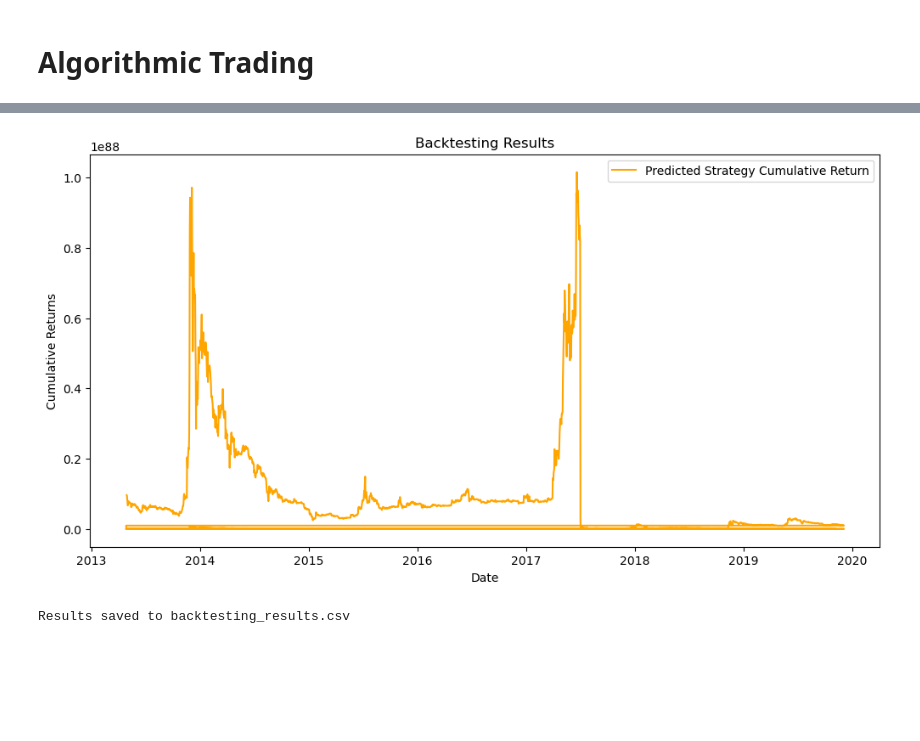
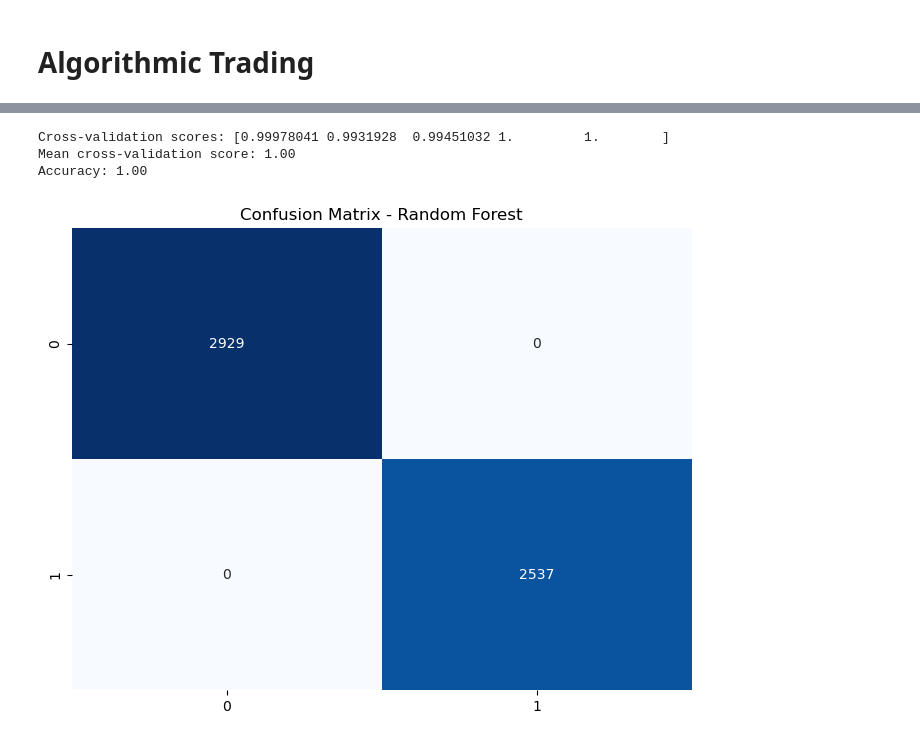
Before and after one commit to MiltonGreat/Cryptocurrency-Financial, a Jupyter notebook: Algorithmic Trading.ipynb, the cells around one changed output, grey strips where cells are left out. Drawn from its saved outputs; the diff is of its cells as text; code cells hidden in the pictures; blank space fills up the shorter version.

```diff
--- a/Algorithmic Trading.ipynb
+++ b/Algorithmic Trading.ipynb
@@ -13,16 +19,8 @@ import seaborn as sns
 # %%
-import pandas as pd
-import zipfile
-
-# Extract and load dataset
+# Load Data
 zip_file_path = 'Cryptocurrency Historical Data.zip'
 with zipfile.ZipFile(zip_file_path, 'r') as zip_ref:
     zip_ref.extractall()  # Extract to the current directory
 
-# Load the dataset
 data_path = 'consolidated_coin_data.csv'
-crypto_data = pd.read_csv(data_path)
-
-# Display the first few rows of the data
-print("\nCryptocurrency Data (First 5 Rows):")
-print(crypto_data.head())
+df = pd.read_csv(data_path)
@@ -232,27 +26,0 @@ R-squared (R2): 0.8642
-# %%
-# Backtesting (Optional)
-# Backtesting Strategy: Predicting the next day's return and applying trading logic
-crypto_data['Predicted Return'] = rf_model.predict(X)
-
-# Calculate cumulative returns using predictions
-crypto_data['Cumulative Return'] = (1 + crypto_data['Predicted Return']).cumprod()
-
-# Plot the cumulative returns
-plt.figure(figsize=(12, 6))
-plt.plot(crypto_data['Date'], crypto_data['Cumulative Return'], label='Predicted Strategy Cumulative Return', color='orange')
-plt.title('Backtesting Results')
-plt.xlabel('Date')
-plt.ylabel('Cumulative Returns')
-plt.legend()
-plt.show()
-# %% [output]
-[figure, removed]
-# %%
-# Save and Share Results
-# Save the results to a CSV file
-output_file = 'backtesting_results.csv'
-crypto_data.to_csv(output_file, index=False)
-
-print(f"Results saved to {output_file}")
-# %% [output]
-Results saved to backtesting_results.csv
@@ -292,0 +76,36 @@ Results saved to backtesting_results.csv
+# %%
+# TimeSeriesSplit for proper cross-validation on time-series data
+tscv = TimeSeriesSplit(n_splits=5)
+cross_val_scores = cross_val_score(RandomForestClassifier(n_estimators=100, random_state=42), X, y, cv=tscv)
+print(f"Cross-validation scores: {cross_val_scores}")
+print(f"Mean cross-validation score: {np.mean(cross_val_scores):.2f}")
+
+# Train Random Forest Model
+X_train, X_test, y_train, y_test = train_test_split(X, y, test_size=0.2, shuffle=False)
+rf_model = RandomForestClassifier(n_estimators=100, random_state=42)
+
+# Compute class weights to handle class imbalance
+class_weights = compute_class_weight('balanced', classes=np.unique(y_train), y=y_train)
+
+# Map the class weights to the corresponding class labels
+sample_weights = y_train.map(lambda x: class_weights[x])
+
+# Train the Random Forest model using the sample_weights
+rf_model.fit(X_train, y_train, sample_weight=sample_weights)
+
+# Predictions and Evaluation
+y_pred = rf_model.predict(X_test)
+accuracy = accuracy_score(y_test, y_pred)
+print(f"Accuracy: {accuracy:.2f}")
+
+# Confusion Matrix
+cm = confusion_matrix(y_test, y_pred)
+plt.figure(figsize=(8,6))
+sns.heatmap(cm, annot=True, fmt="d", cmap="Blues", cbar=False)
+plt.title('Confusion Matrix - Random Forest')
+plt.show()
+# %% [output]
+Cross-validation scores: [0.99978041 0.9931928  0.99451032 1.         1.        ]
+Mean cross-validation score: 1.00
+Accuracy: 1.00
+[figure, added]
```
Also changed, not shown: parts of 14 cells of this notebook.
